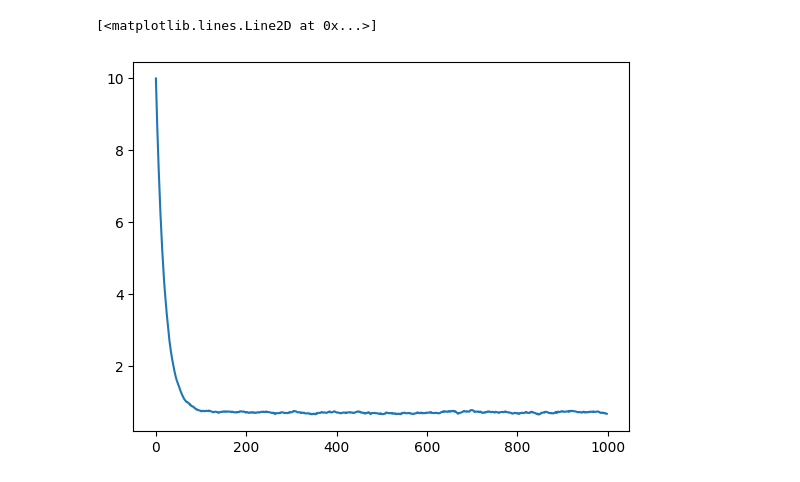
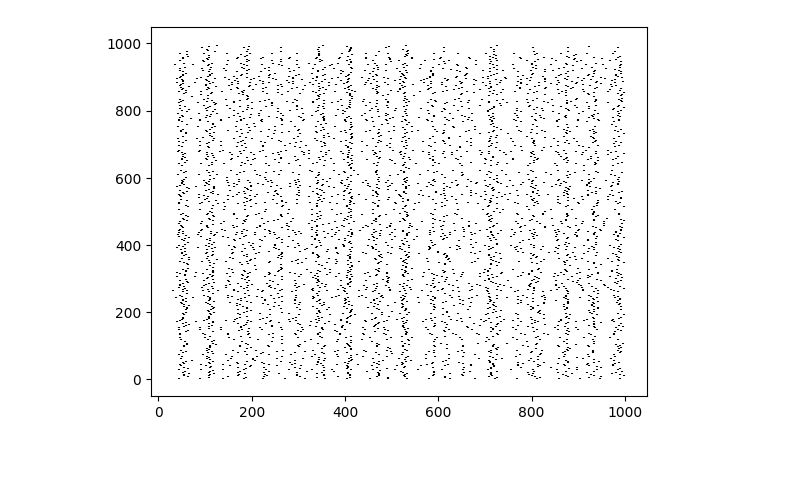
Before and after one commit to zeynoozkaya/burst_model, a Jupyter notebook: BrunelModel.ipynb, the cells around one changed output. Cells and saved outputs as stored; diff of their text form; code cells hidden in the pictures.

```diff
--- a/BrunelModel.ipynb
+++ b/BrunelModel.ipynb
@@ -109,6 +116,0 @@ model.plot_raster()
-# %%
-neuron = model.neurons[0]
-plt.plot(neuron.V)
-# %% [output]
-[<matplotlib.lines.Line2D at 0x...>]
-[figure, removed]
@@ -114,0 +197,2 @@ plt.plot(neuron.V)
+# %%
+model_bis = BrunelModelA_bis(N = 1000, Next = 1000, g=0.4, J=4, Ce=400, D=2e-3, vext=0.5)
@@ -114,0 +201,4 @@ plt.plot(neuron.V)
+# %%
+model_bis.plot_raster()
+# %% [output]
+[figure, added]
```
Also changed, not shown: parts of 7 cells of this notebook.
